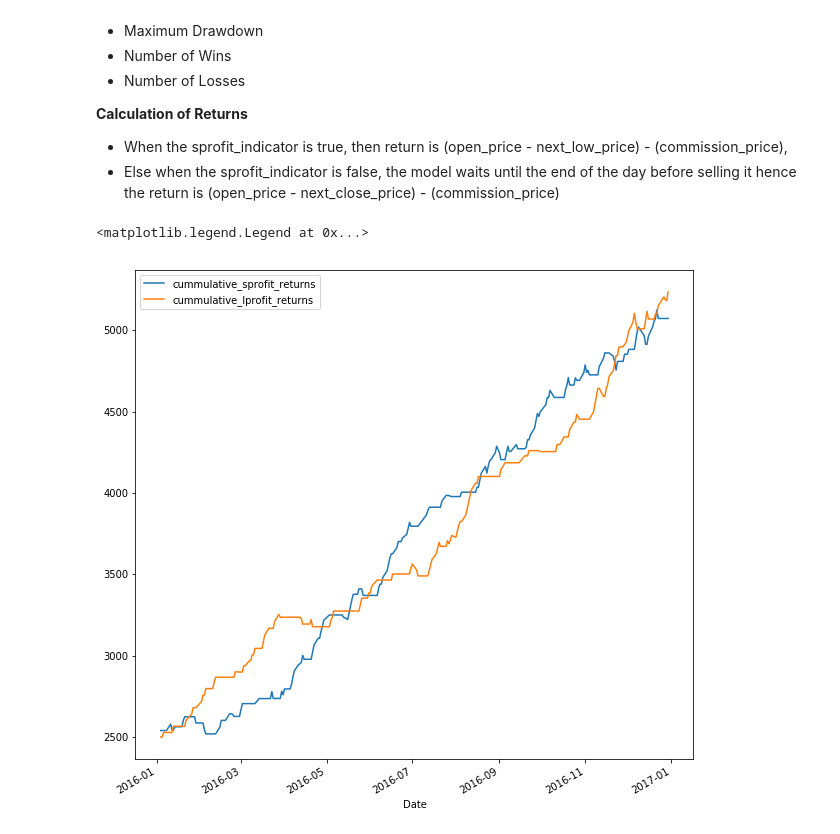
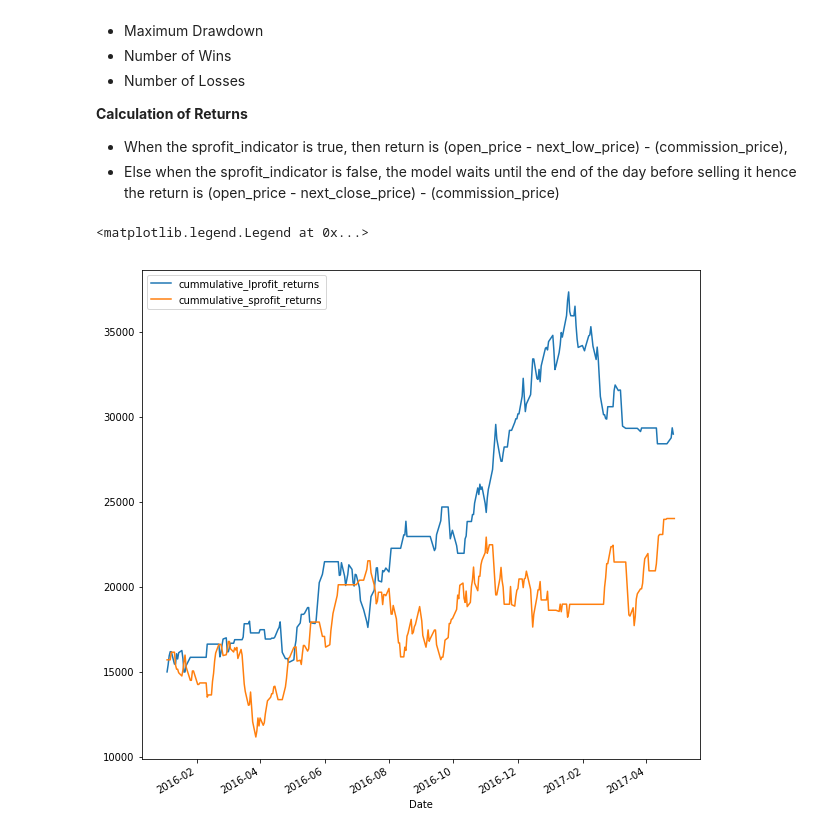
Before and after one commit to praveenbysani/cl3ofunds, a Jupyter notebook: FCPO_Modeling.ipynb, the cells around one changed output. Cells and saved outputs as stored; diff of their text form; code cells hidden in the pictures.

```diff
--- a/FCPO_Modeling.ipynb
+++ b/FCPO_Modeling.ipynb
@@ -296,7 +311,7 @@ def max_drawdown(X):
             mdd_x=x
     return mdd_peak,mdd_x,mdd
 # %%
-fcpo_eval_df=fcpo_data_daily[['Open','next_1low','next_1high','next_1close','lprofit_ind','sprofit_ind']].merge(
+fcpo_eval_df=fcpo_data_daily[['Open','High','Low','next_1low','next_1high','next_1close','lprofit_ind','sprofit_ind']].merge(
     pd.DataFrame(rf_lprofit_test_predlabels,columns=['rf_lprofit_prediction'],index=fcpo_lprofit_testlabels.index),
             left_index=True,right_index=True).merge(
     pd.DataFrame(gbm_lprofit_test_predlabels,columns=['gbm_lprofit_prediction'],index=fcpo_lprofit_testlabels.index),
@@ -305,23 +320,23 @@ fcpo_eval_df=fcpo_data_daily[['Open','next_1low','next_1high','next_1close','lpr
             left_index=True,right_index=True).merge(
     pd.DataFrame(rf_sprofit_test_predlabels,columns=['rf_sprofit_prediction'],index=fcpo_sprofit_testlabels.index),
             left_index=True,right_index=True)
+
+fcpo_eval_df['lprofit_returns']=fcpo_eval_df.apply(lambda x: calculate_long_returns(x,'gbm_lprofit_prediction',30,20),axis=1)
+fcpo_eval_df=fcpo_eval_df.assign(cummulative_lprofit_returns=fcpo_eval_df['lprofit_returns'].cumsum())
+
+fcpo_eval_df['sprofit_returns']=fcpo_eval_df.apply(lambda x: calculate_short_returns(x,'gbm_sprofit_prediction',30,20),axis=1)
+fcpo_eval_df=fcpo_eval_df.assign(cummulative_sprofit_returns=fcpo_eval_df['sprofit_returns'].cumsum())
+
+fcpo_eval_df=fcpo_eval_df.assign(cummulative_lprofit_returns=fcpo_eval_df['cummulative_lprofit_returns']+15000,
+            cummulative_sprofit_returns=fcpo_eval_df['cummulative_sprofit_returns']+15000)
-# %%
-fcpo_eval_df['sprofit_returns']=fcpo_eval_df.apply(lambda x: calculate_short_returns(x,'rf_sprofit_prediction',0,1),axis=1)
-fcpo_eval_df=fcpo_eval_df.assign(cummulative_sprofit_returns=fcpo_eval_df['sprofit_returns'].cumsum())
-# %%
-fcpo_eval_df['lprofit_returns']=fcpo_eval_df.apply(lambda x: calculate_long_returns(x,'rf_lprofit_prediction',0,1),axis=1)
-fcpo_eval_df=fcpo_eval_df.assign(cummulative_lprofit_returns=fcpo_eval_df['lprofit_returns'].cumsum())
-# %%
-fcpo_eval_df=fcpo_eval_df.assign(cummulative_lprofit_returns=fcpo_eval_df['cummulative_lprofit_returns']+2500,
-            cummulative_sprofit_returns=fcpo_eval_df['cummulative_sprofit_returns']+2500)
 # %%
 plt.figure(figsize=(10,10))
-fcpo_eval_df['2016-01-01':'2017-01-01']['cummulative_sprofit_returns'].plot()
-fcpo_eval_df['2016-01-01':'2017-01-01']['cummulative_lprofit_returns'].plot()
+fcpo_eval_df['2016-01-01':'2017-05-01']['cummulative_lprofit_returns'].plot()
+fcpo_eval_df['2016-01-01':'2017-05-01']['cummulative_sprofit_returns'].plot()
 plt.legend()
 # %% [output]
 <matplotlib.legend.Legend at 0x...>
-[figure, old version]
+[figure, new version]
 # %%
 max_drawdown(fcpo_eval_df['2016-01-01':'2017-01-01']['cummulative_lprofit_returns'])
 # %% [output]
```
Also changed, not shown: parts of 35 cells of this notebook, 6 other files.
